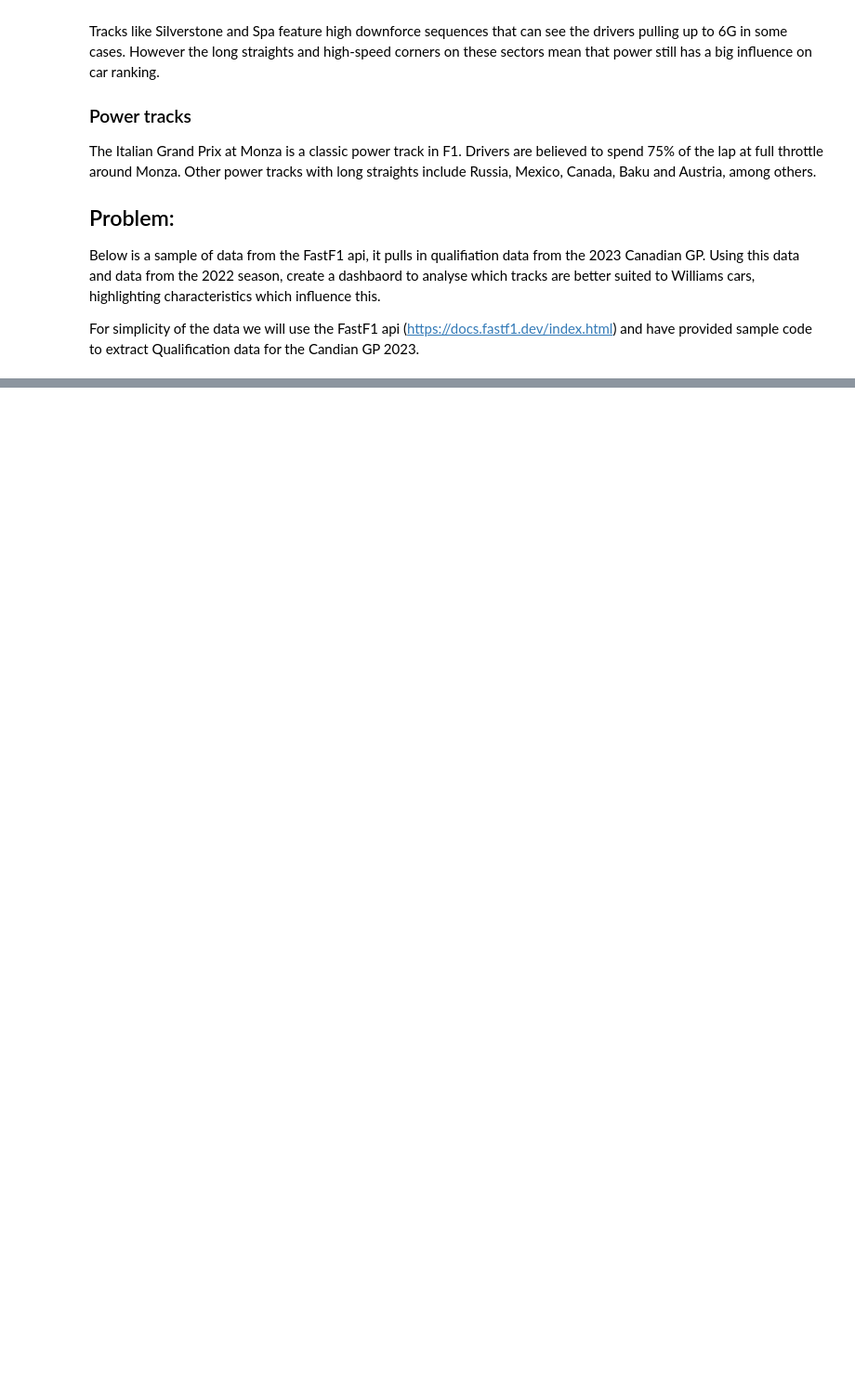
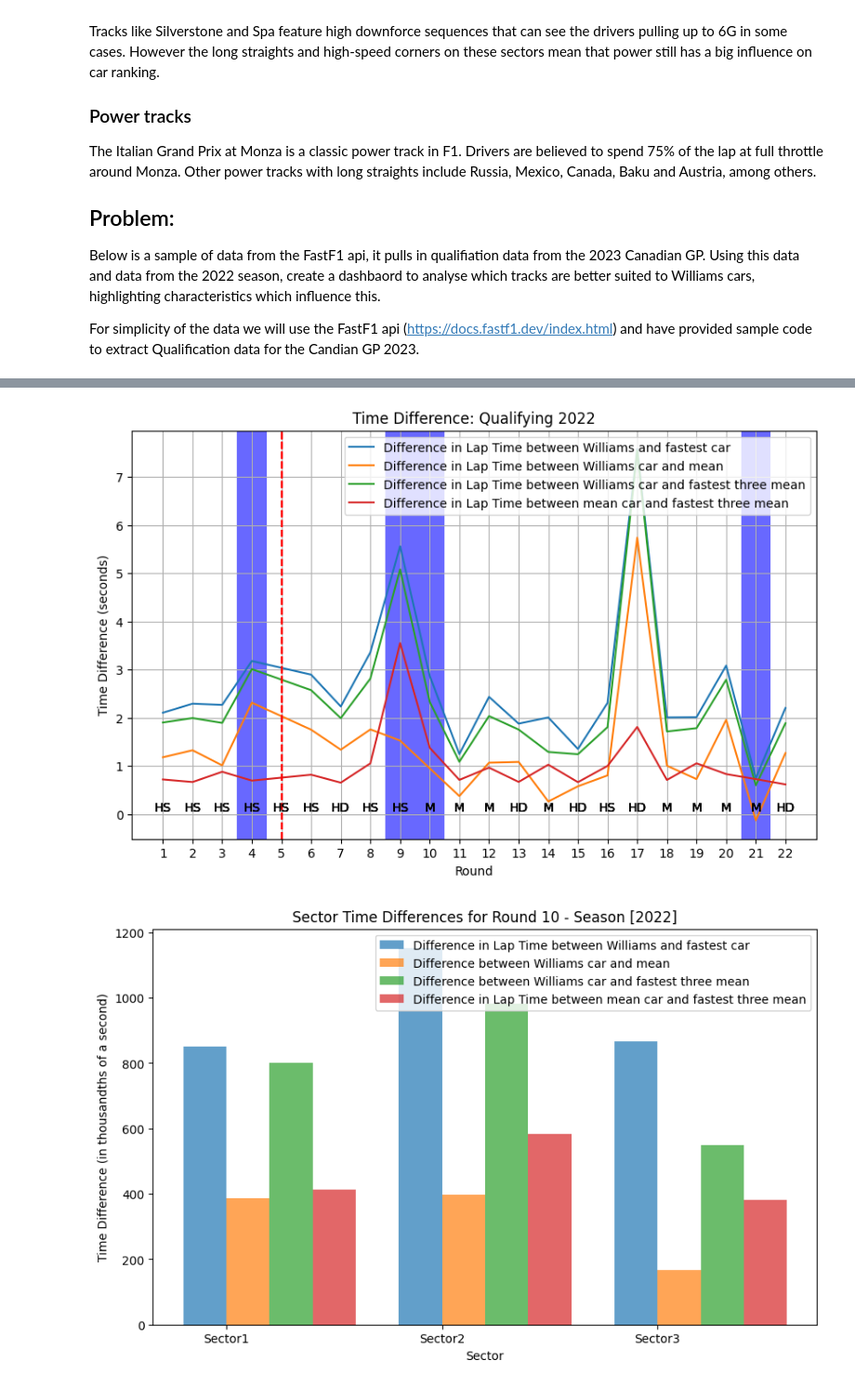
Before and after one commit to alexbuswell88/recruitment-data-analyst, a Jupyter notebook: notebooks/TrackAnalysis.ipynb, the cells around one changed output, grey strips where cells are left out. Shown at 93% size. Drawn from its saved outputs; the diff is of its cells as text; code cells hidden in the pictures; blank space fills up the shorter version.

```diff
--- a/notebooks/TrackAnalysis.ipynb
+++ b/notebooks/TrackAnalysis.ipynb
@@ -30,11 +31,3 @@ if not os.path.exists(cache_dir):
     os.makedirs(cache_dir)
 
 ff1.Cache.enable_cache('cache_folder')
-# %%
-# Collect Qualification data from Canada 2023
-session = ff1.get_session(2023, "Canada", 'Q')
-session.load(telemetry=True)
-laps = session.laps
-car_data = session.car_data
-drivers = session.drivers
-drivers = [session.get_driver(driver)["Abbreviation"] for driver in drivers]
@@ -113,0 +839,71 @@ alb
+# %%
+# Qualifying plots 2022 -----------------------------------------------------------------------------------
+
+
+# Plotting time diff
+fig, ax = plt.subplots(figsize=(10,6))
+ax.set_title('Time Difference: Qualifying 2022')
+plot_time_diff(williams_qp_22, fastest_qp_22, weather_data_22, track_data, 22, 22, 'Difference in Lap Time between Williams and fastest car', ax)
+plot_time_diff(williams_qp_22, average_qp_22, weather_data_22, track_data, 22, 22, 'Difference in Lap Time between Williams car and mean', ax)
+plot_time_diff(williams_qp_22, fastest_three_qp_22, weather_data_22, track_data, 22, 22, 'Difference in Lap Time between Williams car and fastest three mean', ax)
+plot_time_diff(average_qp_22, fastest_three_qp_22, weather_data_22, track_data, 22, 22, 'Difference in Lap Time between mean car and fastest three mean', ax)
+plt.show()
+
+# Plotting sector time diff
+plot_sector_time_differences(
+    [williams_qp_22, williams_qp_22, williams_qp_22, average_qp_22],
+    [fastest_qp_22, average_qp_22, fastest_three_qp_22, fastest_three_qp_22],
+    [10,14,21],
+    ['Difference in Lap Time between Williams and fastest car', 'Difference between Williams car and mean', 'Difference between Williams car and fastest three mean', 'Difference in Lap Time between mean car and fastest three mean'],
+    [2022]
+)
+
+# Plotting time diff type
+fig, axs = plt.subplots(2, 2, figsize=(20,12))  # creates a 2x2 grid of Axes objects
+fig.suptitle('Comparison of Lap Times by Track Type (2022)', fontsize=16)
+# Flattens the 2D array to 1D array for easy indexing
+axs = axs.flatten()
+plot_time_diff_type(williams_qp_22, fastest_qp_22, weather_data_22, track_data, 22, 22,'Difference in Lap Time between Williams and fastest car by track type (mean)', axs[0])
+plot_time_diff_type(williams_qp_22, average_qp_22, weather_data_22, track_data, 22, 22,'Difference in Lap Time between Williams car and mean car by track type (mean)', axs[1])
+plot_time_diff_type(williams_qp_22, fastest_three_qp_22, weather_data_22, track_data, 22, 22,'Difference in Lap Time between Williams car and fastest three mean by track type (mean)', axs[2])
+plot_time_diff_type(average_qp_22, fastest_three_qp_22, weather_data_22, track_data, 22, 22,'Difference in Lap Time between mean car and fastest three mean by track type (mean)', axs[3])
+plt.tight_layout()
+plt.subplots_adjust(top=0.9)
+plt.show()
+
+
+# Qualifying plots 2023 -----------------------------------------------------------------------------------
+
+
+# Plotting time diff
+fig, ax = plt.subplots(figsize=(10,6))
+ax.set_title('Time Difference: Qualifying 2023')
+plot_time_diff(williams_qp_23, fastest_qp_23, weather_data_23, track_data, 23, 10, 'Difference in Lap Time between Williams and fastest car', ax)
+plot_time_diff(williams_qp_23, average_qp_23, weather_data_23, track_data, 23, 10, 'Difference in Lap Time between Williams car and mean', ax)
+plot_time_diff(williams_qp_23, fastest_three_qp_23, weather_data_23, track_data, 23, 10, 'Difference in Lap Time between Williams car and fastest three mean', ax)
+plot_time_diff(average_qp_23, fastest_three_qp_23, weather_data_23, track_data, 23, 10, 'Difference in Lap Time between mean car and fastest three mean', ax)
+plt.show()
+
+# Plotting sector time diff
+plot_sector_time_differences(
+    [williams_qp_23, williams_qp_23, williams_qp_23, average_qp_23],
+    [fastest_qp_23, average_qp_23, fastest_three_qp_23, fastest_three_qp_23],
+    [3,8,10],
+    ['Difference in Lap Time between Williams and fastest car', 'Difference between Williams car and mean', 'Difference between Williams car and fastest three mean', 'Difference in Lap Time between mean car and fastest three mean'],
+    [2023]
+)
+
+# Plotting time diff type
+fig, axs = plt.subplots(2, 2, figsize=(20,12))
+fig.suptitle('Comparison of Lap Times by Track Type (2023)', fontsize=16)
+axs = axs.flatten()
+plot_time_diff_type(williams_qp_23, fastest_qp_23, weather_data_23, track_data, 23, 10,'Difference in Lap Time between Williams and fastest car by track type (mean)', axs[0])
+plot_time_diff_type(williams_qp_23, average_qp_23, weather_data_23, track_data, 23, 10,'Difference in Lap Time between Williams car and mean car by track type (mean)', axs[1])
+plot_time_diff_type(williams_qp_23, fastest_three_qp_23, weather_data_23, track_data, 23, 10,'Difference in Lap Time between Williams car and fastest three mean by track type (mean)', axs[2])
+plot_time_diff_type(average_qp_23, fastest_three_qp_23, weather_data_23, track_data, 23, 10,'Difference in Lap Time between mean car and fastest three mean by track type (mean)', axs[3])
+plt.tight_layout()
+plt.subplots_adjust(top=0.9)
+plt.show()
+# %% [output]
+[figure, added]
+[figure, added]
```
Also changed, not shown: parts of 24 cells of this notebook.
